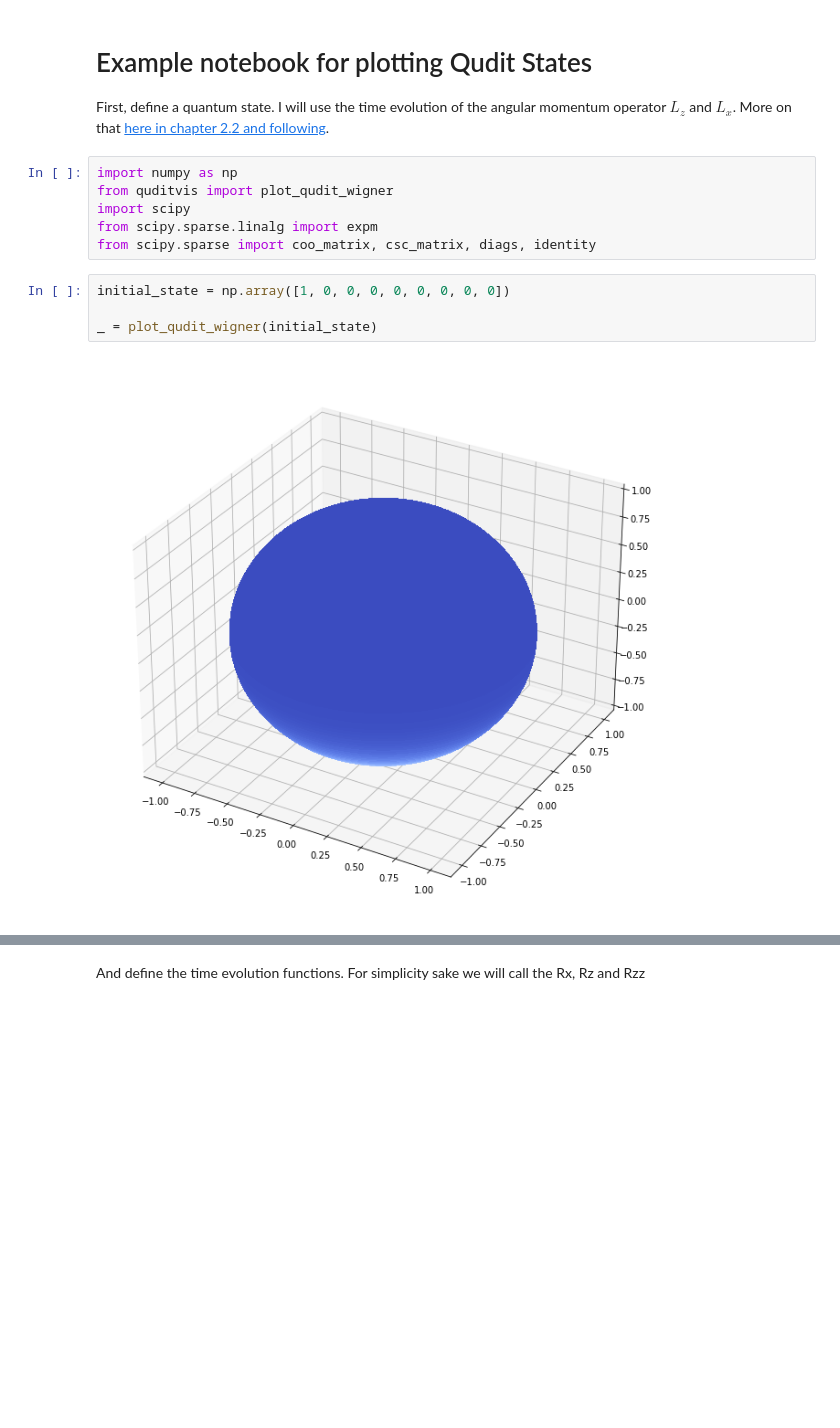
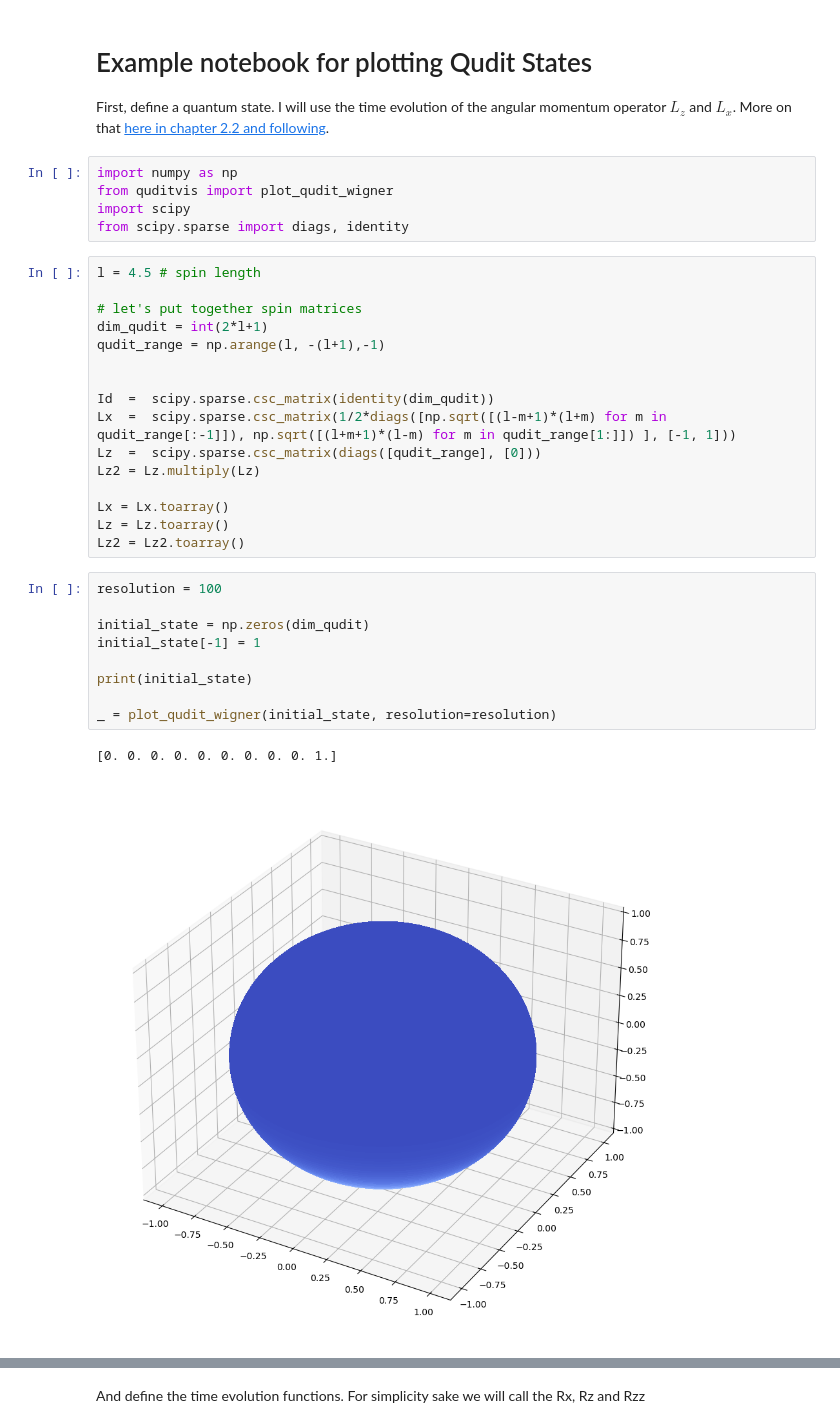
Before and after one commit to nlwach/QuditVis, a Jupyter notebook: Example.ipynb, the cells around one changed output, grey strips where cells are left out. Drawn from its saved outputs; the diff is of its cells as text; blank space fills up the shorter version.

```diff
--- a/Example.ipynb
+++ b/Example.ipynb
@@ -6,12 +6,33 @@ First, define a quantum state. I will use the time evolution of the angular mome
 import numpy as np
 from quditvis import plot_qudit_wigner
 import scipy
-from scipy.sparse.linalg import expm
-from scipy.sparse import coo_matrix, csc_matrix, diags, identity
+from scipy.sparse import diags, identity
-# %%
-initial_state = np.array([1, 0, 0, 0, 0, 0, 0, 0, 0])
-
-_ = plot_qudit_wigner(initial_state)
-# %% [output]
-[figure, removed]
+# %%
+l = 4.5 # spin length
+
+# let's put together spin matrices
+dim_qudit = int(2*l+1)
+qudit_range = np.arange(l, -(l+1),-1)
+
+
+Id  =  scipy.sparse.csc_matrix(identity(dim_qudit))
+Lx  =  scipy.sparse.csc_matrix(1/2*diags([np.sqrt([(l-m+1)*(l+m) for m in qudit_range[:-1]]), np.sqrt([(l+m+1)*(l-m) for m in qudit_range[1:]]) ], [-1, 1]))
+Lz  =  scipy.sparse.csc_matrix(diags([qudit_range], [0]))
+Lz2 = Lz.multiply(Lz)
+
+Lx = Lx.toarray()
+Lz = Lz.toarray()
+Lz2 = Lz2.toarray()
+# %%
+resolution = 100
+
+initial_state = np.zeros(dim_qudit)
+initial_state[-1] = 1
+
+print(initial_state)
+
+_ = plot_qudit_wigner(initial_state, resolution=resolution)
+# %% [output]
+[0. 0. 0. 0. 0. 0. 0. 0. 0. 1.]
+[figure, added]
 # %% [markdown]
```
Also changed, not shown: parts of 8 cells of this notebook, 1 other file.
